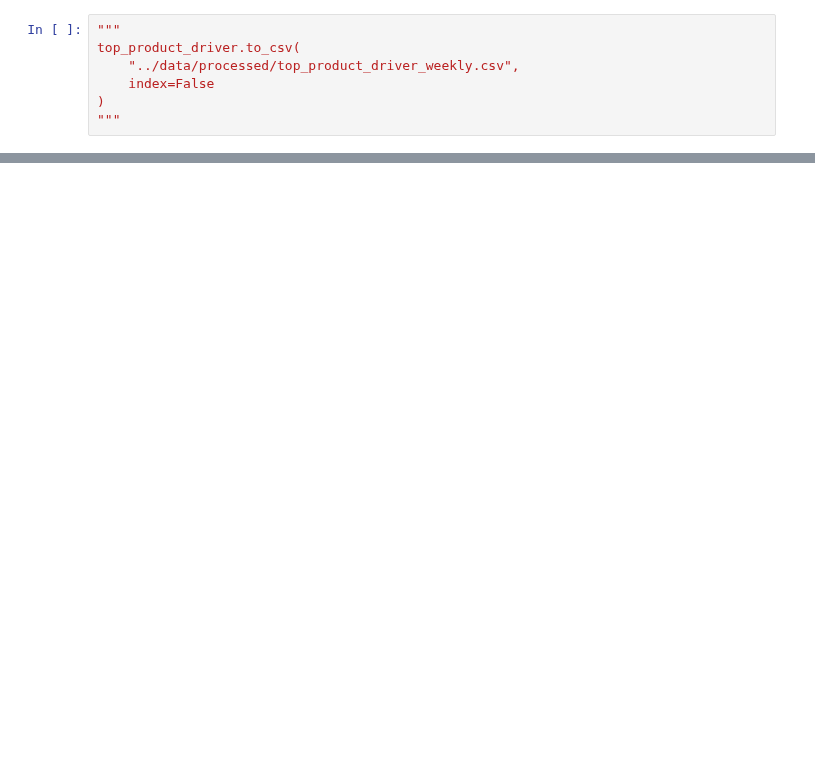
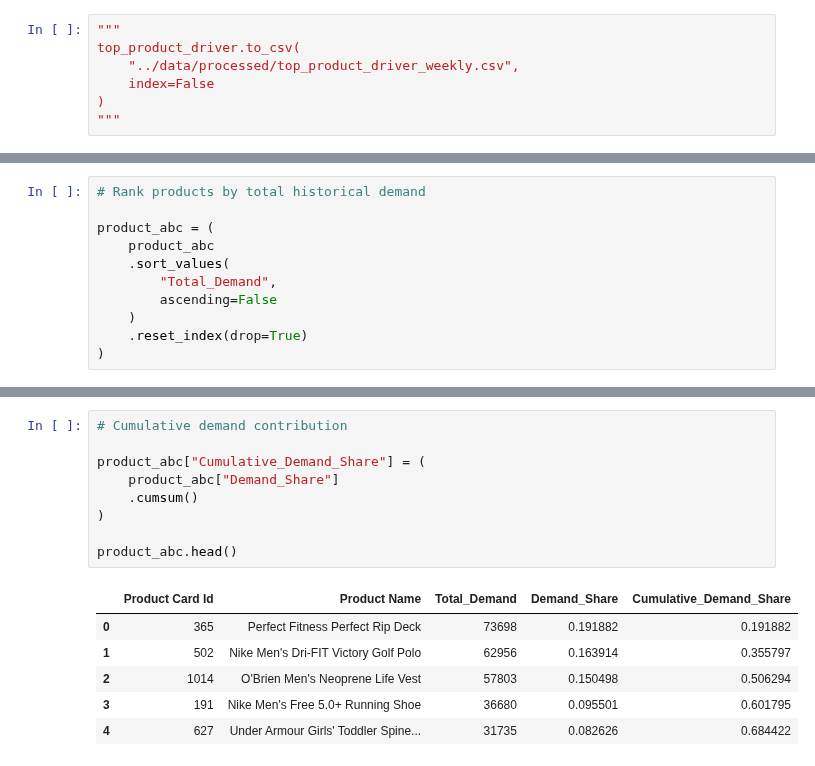
Before and after one commit to rsm-chl307/SupplyChain_Control_Tower_DataCo, a Jupyter notebook: notebooks/02_risk_metrics.ipynb, the cells around one changed output, grey strips where cells are left out. Saved outputs shown, nothing was run; the diff lists cells and outputs as text; blank space fills up the shorter version.

```diff
--- a/notebooks/02_risk_metrics.ipynb
+++ b/notebooks/02_risk_metrics.ipynb
@@ -566,0 +622,11 @@ top_product_driver.to_csv(
+# %%
+# Rank products by total historical demand
+
+product_abc = (
+    product_abc
+    .sort_values(
+        "Total_Demand",
+        ascending=False
+    )
+    .reset_index(drop=True)
+)
@@ -566,0 +651,16 @@ top_product_driver.to_csv(
+# %%
+# Cumulative demand contribution
+
+product_abc["Cumulative_Demand_Share"] = (
+    product_abc["Demand_Share"]
+    .cumsum()
+)
+
+product_abc.head()
+# %% [output]
+|  | Product Card Id | Product Name | Total_Demand | Demand_Share | Cumulative_Demand_Share |
+| 0 | 365 | Perfect Fitness Perfect Rip Deck | 73698 | 0.191882 | 0.191882 |
+| 1 | 502 | Nike Men's Dri-FIT Victory Golf Polo | 62956 | 0.163914 | 0.355797 |
+| 2 | 1014 | O'Brien Men's Neoprene Life Vest | 57803 | 0.150498 | 0.506294 |
+| 3 | 191 | Nike Men's Free 5.0+ Running Shoe | 36680 | 0.095501 | 0.601795 |
+| 4 | 627 | Under Armour Girls' Toddler Spine... | 31735 | 0.082626 | 0.684422 |
```
Also changed, not shown: parts of 18 cells of this notebook, 4 other files.
